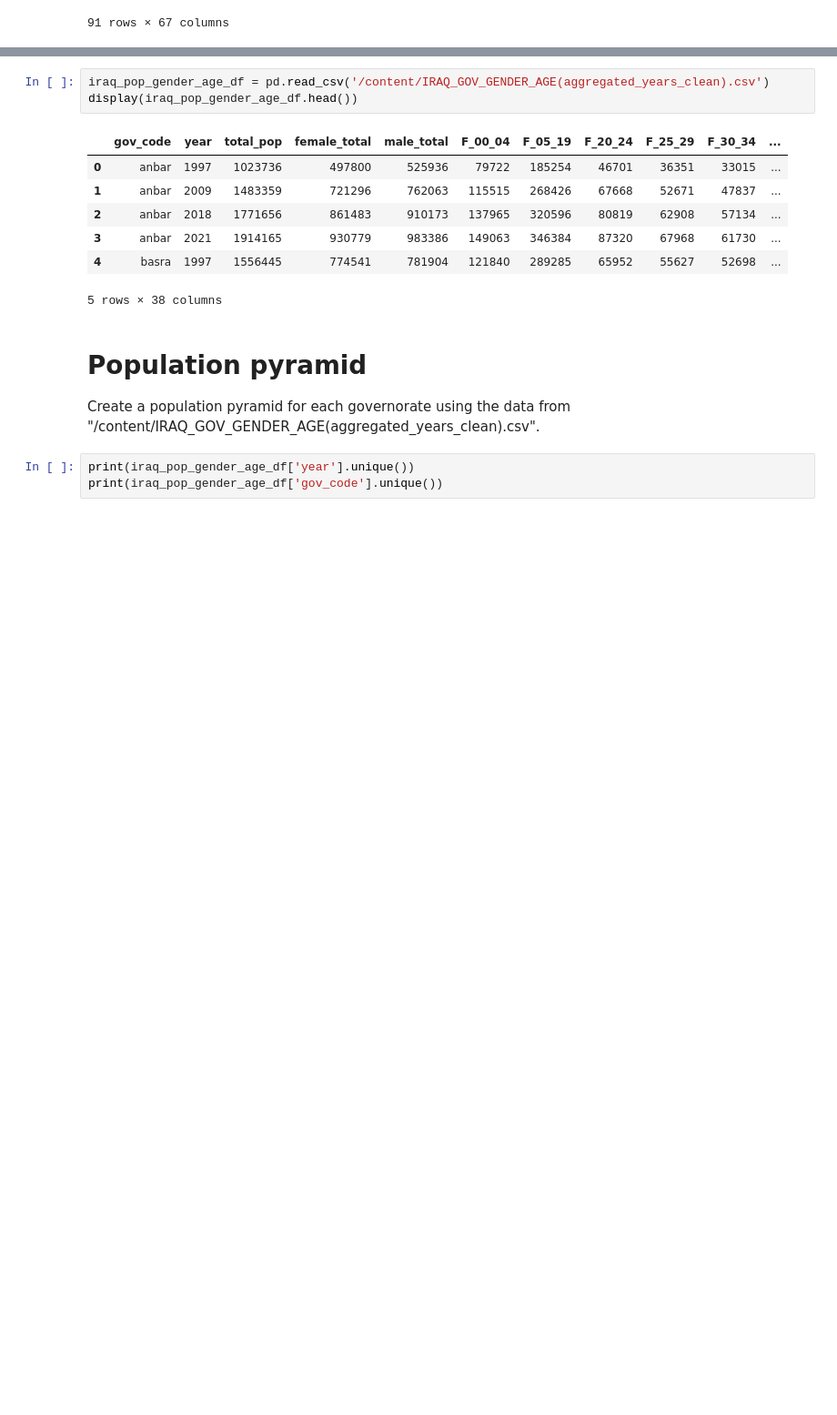
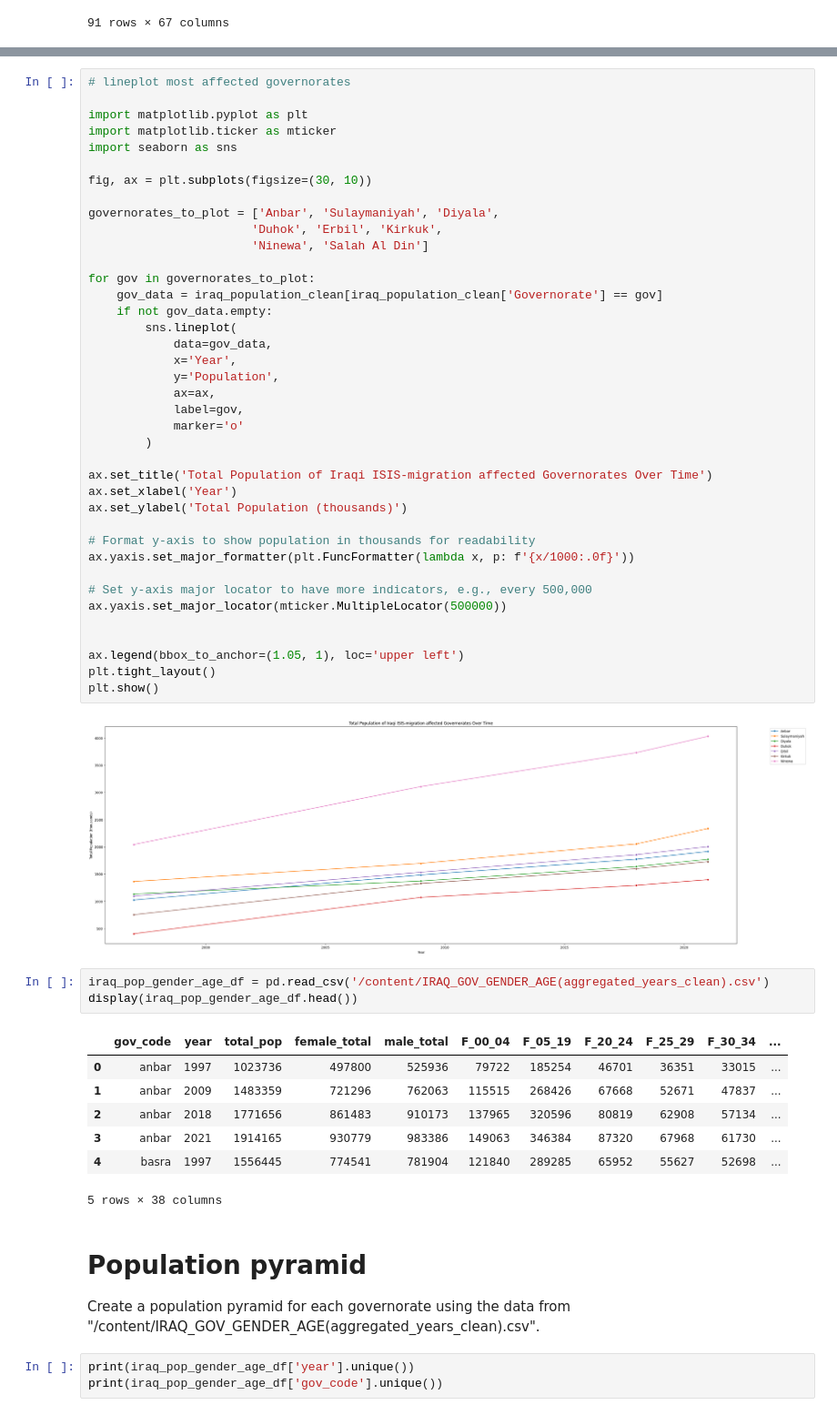
Before and after one commit to saxonyanders/saxonyanders, a Jupyter notebook: Iraq_population.ipynb, the cells around one changed output, grey strips where cells are left out. Shown at 91% size. Saved outputs shown, nothing was run; the diff lists cells and outputs as text; blank space fills up the shorter version.

```diff
--- a/Iraq_population.ipynb
+++ b/Iraq_population.ipynb
@@ -169,6 +173,47 @@ plt.tight_layout()
 plt.show()
 # %% [output]
 [figure]
+# %%
+# lineplot most affected governorates
+
+import matplotlib.pyplot as plt
+import matplotlib.ticker as mticker
+import seaborn as sns
+
+fig, ax = plt.subplots(figsize=(30, 10))
+
+governorates_to_plot = ['Anbar', 'Sulaymaniyah', 'Diyala',
+                       'Duhok', 'Erbil', 'Kirkuk',
+                       'Ninewa', 'Salah Al Din']
+
+for gov in governorates_to_plot:
+    gov_data = iraq_population_clean[iraq_population_clean['Governorate'] == gov]
+    if not gov_data.empty:
+        sns.lineplot(
+            data=gov_data,
+            x='Year',
+            y='Population',
+            ax=ax,
+            label=gov,
+            marker='o'
+        )
+
+ax.set_title('Total Population of Iraqi ISIS-migration affected Governorates Over Time')
+ax.set_xlabel('Year')
+ax.set_ylabel('Total Population (thousands)')
+
+# Format y-axis to show population in thousands for readability
+ax.yaxis.set_major_formatter(plt.FuncFormatter(lambda x, p: f'{x/1000:.0f}'))
+
+# Set y-axis major locator to have more indicators, e.g., every 500,000
+ax.yaxis.set_major_locator(mticker.MultipleLocator(500000))
+
+
+ax.legend(bbox_to_anchor=(1.05, 1), loc='upper left')
+plt.tight_layout()
+plt.show()
+# %% [output]
+[figure, added]
 # %%
 iraq_pop_gender_age_df = pd.read_csv('/content/IRAQ_GOV_GENDER_AGE(aggregated_years_clean).csv')
 display(iraq_pop_gender_age_df.head())
```
Also changed, not shown: parts of 11 cells of this notebook.
